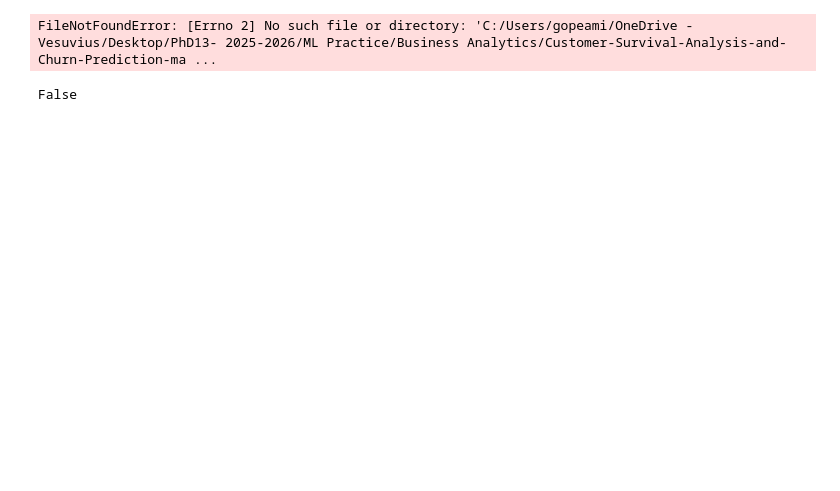
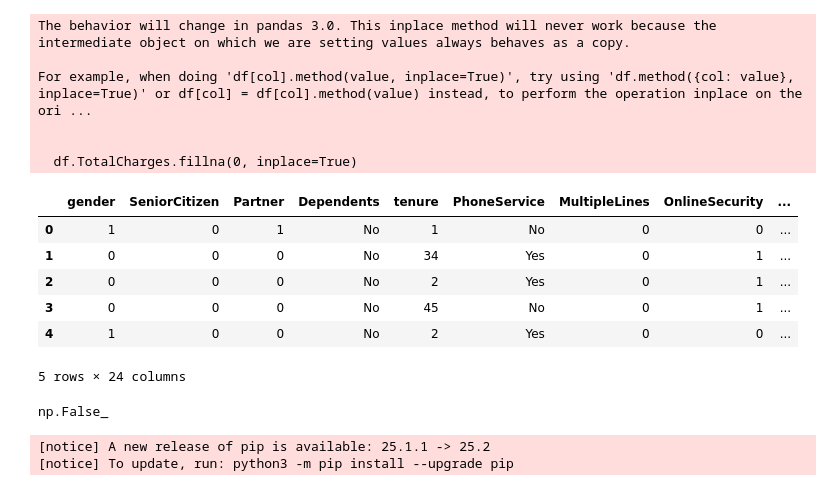
Before and after one commit to amitkumargope/AI-Engineer-Roadmap, a Jupyter notebook: Churn Prediction_Business_Analytics/Churn prediction.Ipynb, the cells around one changed output. Cells and saved outputs as stored; diff of their text form; code cells hidden in the pictures; blank space fills up the shorter version.

```diff
--- a/Churn Prediction_Business_Analytics/Churn prediction.Ipynb
+++ b/Churn Prediction_Business_Analytics/Churn prediction.Ipynb
@@ -8,7 +8,7 @@ sns.set_style('darkgrid')
 def datapreparation(filepath):
     # Load the dataset
     df = pd.read_csv(filepath)
-    df.drop(["custmorerID"], axis=1, inplace=True)
+    df.drop(["customerID"], axis=1, inplace=True)
 
     df.TotalCharges = df.TotalCharges.replace(" ", np.nan)
     df.TotalCharges.fillna(0, inplace=True)
@@ -28,14 +28,45 @@ def datapreparation(filepath):
 
             return df
 # %%
-df = datapreparation(filepath ="C:/Users/gopeami/OneDrive - Vesuvius/Desktop/PhD13- 2025-2026/ML Practice/Business Analytics/Customer-Survival-Analysis-and-Churn-Prediction-master/Telco-Customer-Churn.csv")
+df = datapreparation(filepath ="Churn Prediction_Business_Analytics/Data/Telco-Customer-Churn.csv", )
 df.head()
 # %% [output]
-FileNotFoundError: [Errno 2] No such file or directory: 'C:/Users/gopeami/OneDrive - Vesuvius/Desktop/PhD13- 2025-2026/ML Practice/Business Analytics/Customer-Survival-Analysis-and-Churn-Prediction-ma ...
+The behavior will change in pandas 3.0. This inplace method will never work because the intermediate object on which we are setting values always behaves as a copy.
+
+For example, when doing 'df[col].method(value, inplace=True)', try using 'df.method({col: value}, inplace=True)' or df[col] = df[col].method(value) instead, to perform the operation inplace on the ori ...
+
+
+  df.TotalCharges.fillna(0, inplace=True)
+|  | gender | SeniorCitizen | Partner | Dependents | tenure | PhoneService | MultipleLines | OnlineSecurity | ... |
+| 0 | 1 | 0 | 1 | No | 1 | No | 0 | 0 | ... |
+| 1 | 0 | 0 | 0 | No | 34 | Yes | 0 | 1 | ... |
+| 2 | 0 | 0 | 0 | No | 2 | Yes | 0 | 1 | ... |
+| 3 | 0 | 0 | 0 | No | 45 | No | 0 | 1 | ... |
+| 4 | 1 | 0 | 0 | No | 2 | Yes | 0 | 0 | ... |
+5 rows × 24 columns
 # %%
 df.isnull().any().any()
 # %% [output]
-False
+np.False_
+# %%
+# --- Ensure imbalanced-learn is installed, then run the pipeline ---
+import sys, subprocess
+
+def ensure(pkg_import_name: str, pip_name: str | None = None):
+    try:
+        __import__(pkg_import_name)
+    except ModuleNotFoundError:
+        subprocess.check_call([sys.executable, "-m", "pip", "install", "--quiet", pip_name or pkg_import_name])
+
+# 1) Install imbalanced-learn if missing
+ensure("imblearn", "imbalanced-learn>=0.12.0")
+
+# (Optional: ensure sklearn & matplotlib exist in minimal containers)
+ensure("sklearn", "scikit-learn>=1.2")
+ensure("matplotlib", "matplotlib")
+# %% [output]
+[notice] A new release of pip is available: 25.1.1 -> 25.2
+[notice] To update, run: python3 -m pip install --upgrade pip
 # %%
 from sklearn.model_selection import train_test_split, GridSearchCV, cross_val_score
 from sklearn.metrics import confusion_matrix, accuracy_score, classification_report
```
Also changed, not shown: parts of 3 cells of this notebook.
